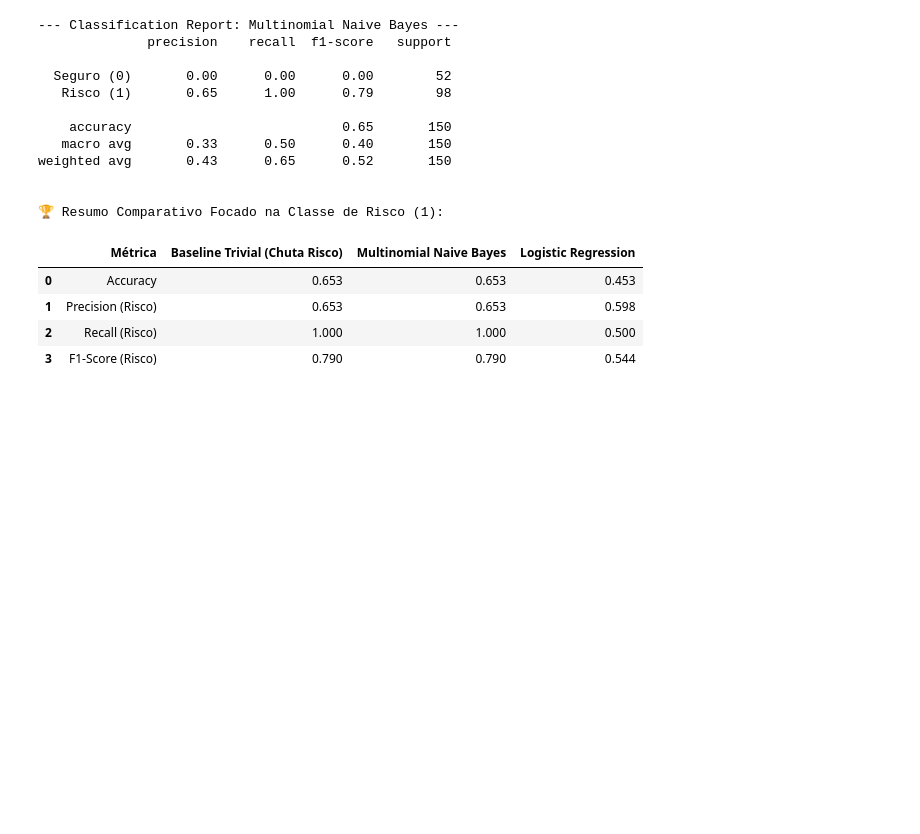
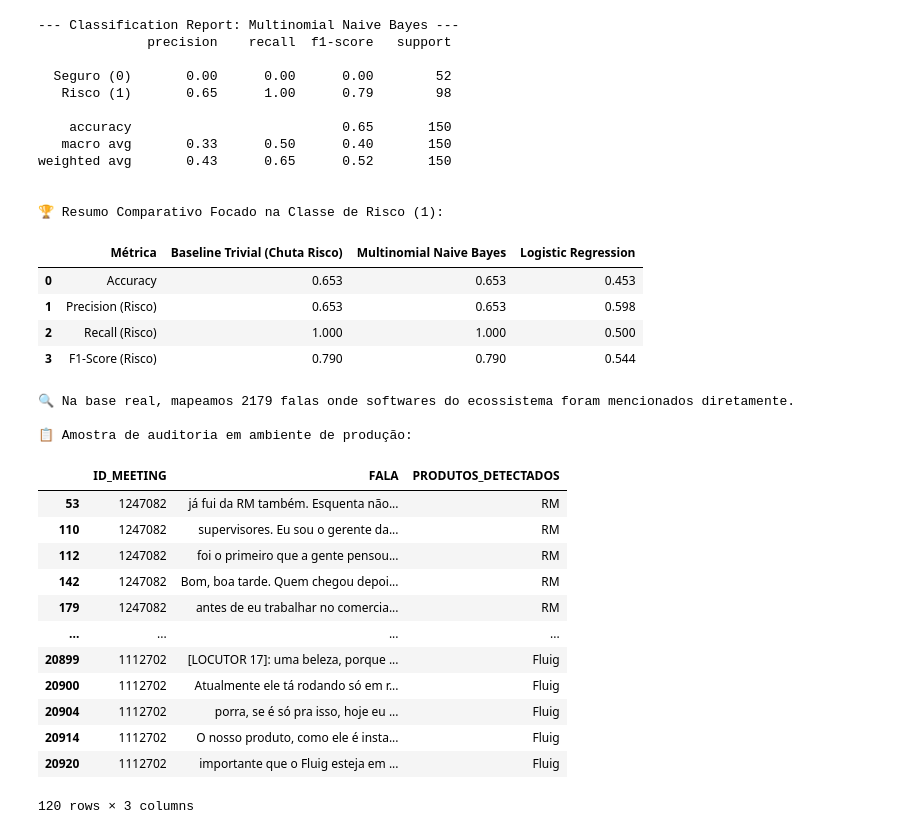
Before and after one commit to TOTVScontext/DataScience, a Jupyter notebook: context.ipynb, the cells around one changed output. Cells and saved outputs as stored; diff of their text form; code cells hidden in the pictures; blank space fills up the shorter version.

Commit message:
Add files via upload
feat: criando bonus para leiturea de json e para saber quais produtos sao mais comentados dentro das reunioes

```diff
--- a/context.ipynb
+++ b/context.ipynb
@@ -198,3 +196,57 @@ weighted avg       0.43      0.65      0.52       150
 | 1 | Precision (Risco) | 0.653 | 0.653 | 0.598 |
 | 2 | Recall (Risco) | 1.000 | 1.000 | 0.500 |
 | 3 | F1-Score (Risco) | 0.790 | 0.790 | 0.544 |
+# %%
+ #7. APLICAÇÃO EM DADOS REAIS (JSON TRANSCRIÇÕES)
+import warnings
+warnings.filterwarnings('ignore')
+
+json_records = []
+
+# Mesma lógica de segmentação para os dados reais
+for idx, row in df_json.iterrows():
+    texto = str(row['ANON_TRANSCRICAO'])
+    for linha in texto.split('\n'):
+        if ':' in linha:
+            locutor, fala = linha.split(':', 1)
+            json_records.append({'ID_MEETING': row['ID_MEETING'], 'FALA': fala.strip()})
+
+df_json_trechos = pd.DataFrame(json_records)
+
+# Classificação por Regras (Keywords dos Produtos TOTVS)
+def classificar_produto(texto):
+    produtos = []
+    if re.search(r'\brm\b', texto, re.IGNORECASE): produtos.append('RM')
+    if re.search(r'\bfluig\b', texto, re.IGNORECASE): produtos.append('Fluig')
+    if re.search(r'\bprotheus\b', texto, re.IGNORECASE): produtos.append('Protheus')
+    if re.search(r'\bdatasul\b', texto, re.IGNORECASE): produtos.append('DataSul')
+    if re.search(r'\btotvs\b', texto, re.IGNORECASE): produtos.append('TOTVS')
+
+    return ', '.join(produtos) if produtos else 'Nenhum'
+
+# Aplicação da classificação na base de produção
+df_json_trechos['PRODUTOS_DETECTADOS'] = df_json_trechos['FALA'].apply(classificar_produto)
+
+# Filtrando apenas os trechos onde houve menção para exibição
+trechos_com_produto = df_json_trechos[df_json_trechos['PRODUTOS_DETECTADOS'] != 'Nenhum']
+
+print(f"🔍 Na base real, mapeamos {trechos_com_produto.shape[0]} falas onde softwares do ecossistema foram mencionados diretamente.")
+print("\n📋 Amostra de auditoria em ambiente de produção:")
+display(trechos_com_produto.head(120))
+# %% [output]
+🔍 Na base real, mapeamos 2179 falas onde softwares do ecossistema foram mencionados diretamente.
+
+📋 Amostra de auditoria em ambiente de produção:
+|  | ID_MEETING | FALA | PRODUTOS_DETECTADOS |
+| 53 | 1247082 | já fui da RM também. Esquenta não... | RM |
+| 110 | 1247082 | supervisores. Eu sou o gerente da... | RM |
+| 112 | 1247082 | foi o primeiro que a gente pensou... | RM |
+| 142 | 1247082 | Bom, boa tarde. Quem chegou depoi... | RM |
+| 179 | 1247082 | antes de eu trabalhar no comercia... | RM |
+| ... | ... | ... | ... |
+| 20899 | 1112702 | [LOCUTOR 17]: uma beleza, porque ... | Fluig |
+| 20900 | 1112702 | Atualmente ele tá rodando só em r... | Fluig |
+| 20904 | 1112702 | porra, se é só pra isso, hoje eu ... | Fluig |
+| 20914 | 1112702 | O nosso produto, como ele é insta... | Fluig |
+| 20920 | 1112702 | importante que o Fluig esteja em ... | Fluig |
+120 rows × 3 columns
```
Also changed, not shown: parts of 1 cell of this notebook.
